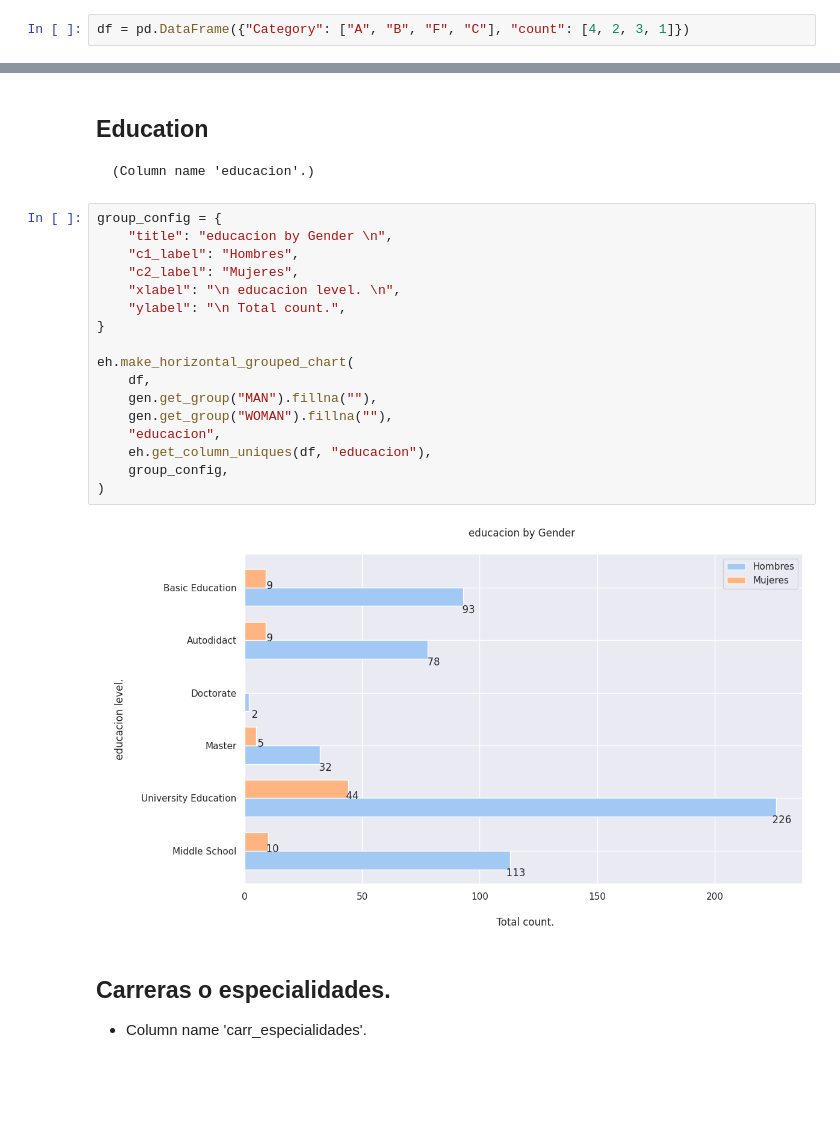
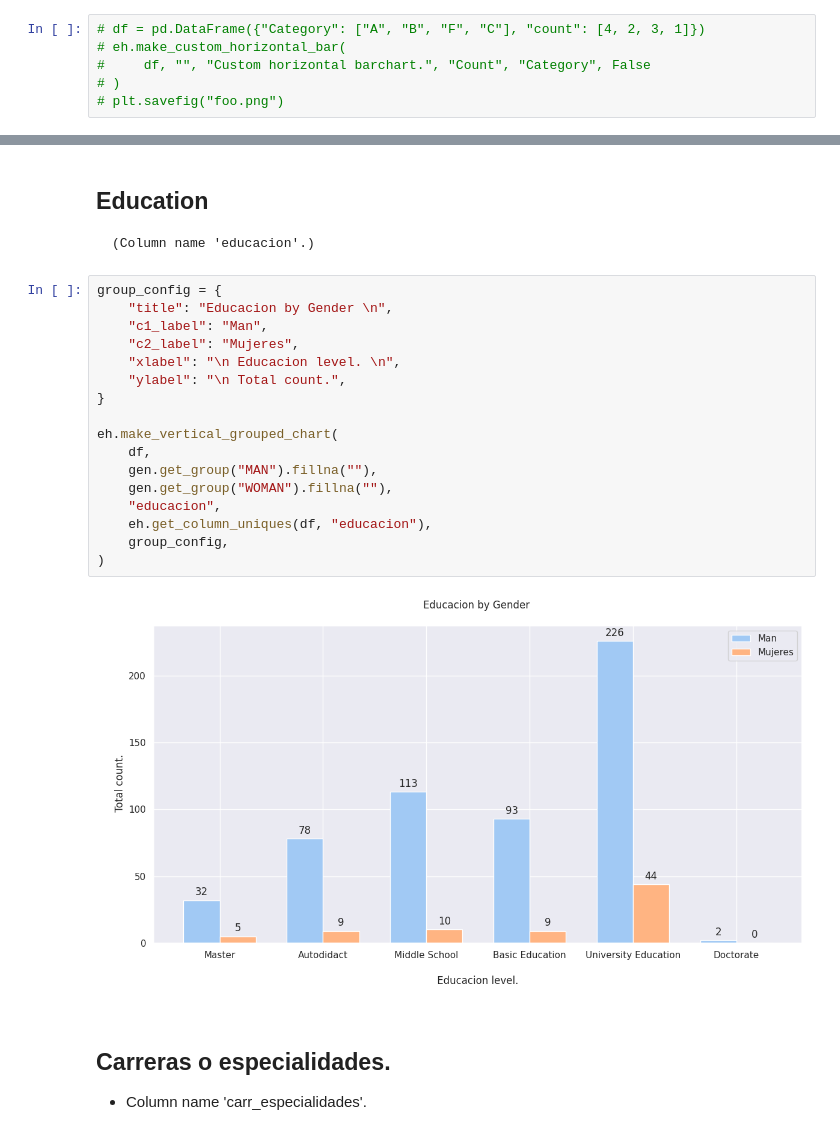
Before and after one commit to TorrezMN/Data_Science, a Jupyter notebook: Enc_Devs_Py/Notebooks/Education.ipynb, the cells around one changed output, grey strips where cells are left out. Cells and saved outputs as stored; diff of their text form; blank space fills up the shorter version.

```diff
--- a/Enc_Devs_Py/Notebooks/Education.ipynb
+++ b/Enc_Devs_Py/Notebooks/Education.ipynb
@@ -19,2 +31,6 @@ from toolkit.tools import (
 # %%
-df = pd.DataFrame({"Category": ["A", "B", "F", "C"], "count": [4, 2, 3, 1]})
+# df = pd.DataFrame({"Category": ["A", "B", "F", "C"], "count": [4, 2, 3, 1]})
+# eh.make_custom_horizontal_bar(
+#     df, "", "Custom horizontal barchart.", "Count", "Category", False
+# )
+# plt.savefig("foo.png")
@@ -1036,23 +1017,23 @@ Name: proportion, dtype: object
     (Column name 'educacion'.)
 # %%
 group_config = {
-    "title": "educacion by Gender \n",
-    "c1_label": "Hombres",
+    "title": "Educacion by Gender \n",
+    "c1_label": "Man",
     "c2_label": "Mujeres",
-    "xlabel": "\n educacion level. \n",
+    "xlabel": "\n Educacion level. \n",
     "ylabel": "\n Total count.",
 }
 
-eh.make_horizontal_grouped_chart(
+eh.make_vertical_grouped_chart(
     df,
     gen.get_group("MAN").fillna(""),
     gen.get_group("WOMAN").fillna(""),
     "educacion",
     eh.get_column_uniques(df, "educacion"),
     group_config,
 )
 # %% [output]
-[figure, old version]
+[figure, new version]
 # %% [markdown]
 ## Carreras o especialidades.
    - Column name 'carr_especialidades'.
```
Also changed, not shown: parts of 49 cells of this notebook.
